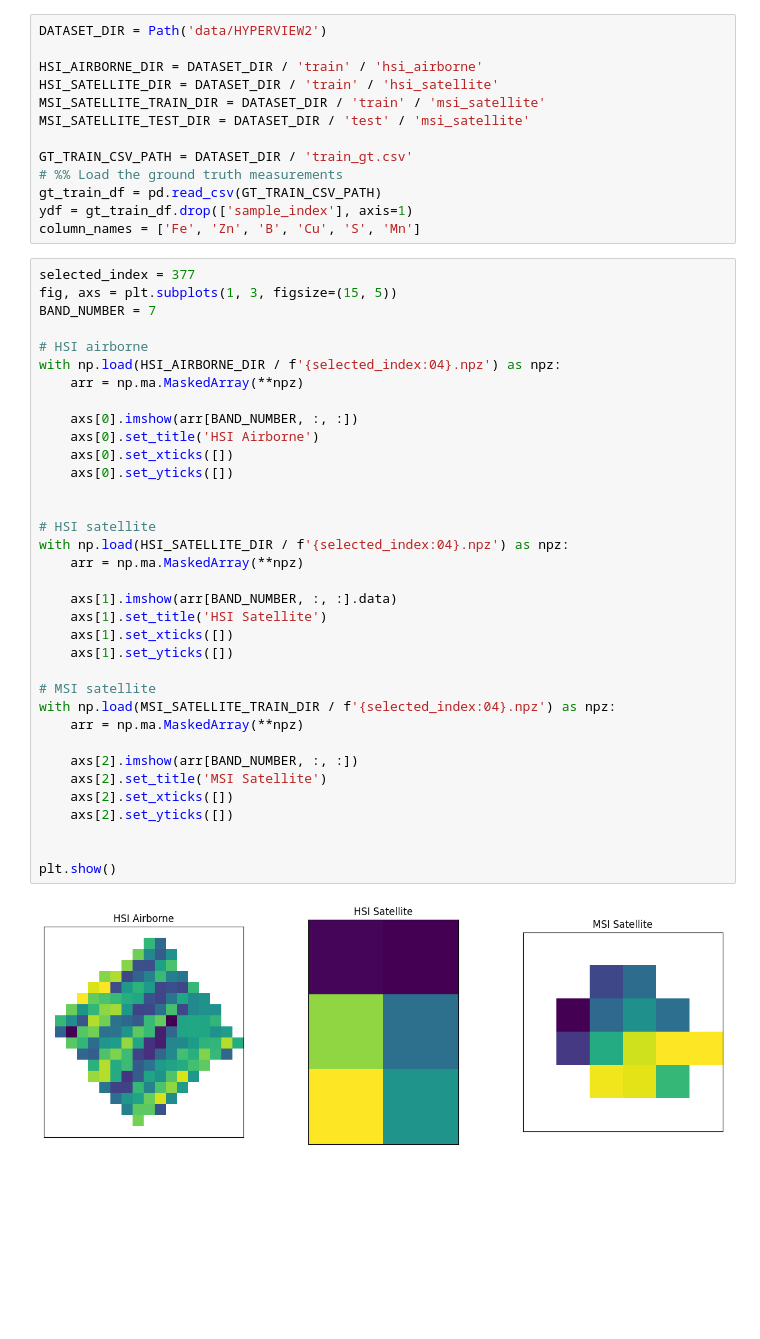
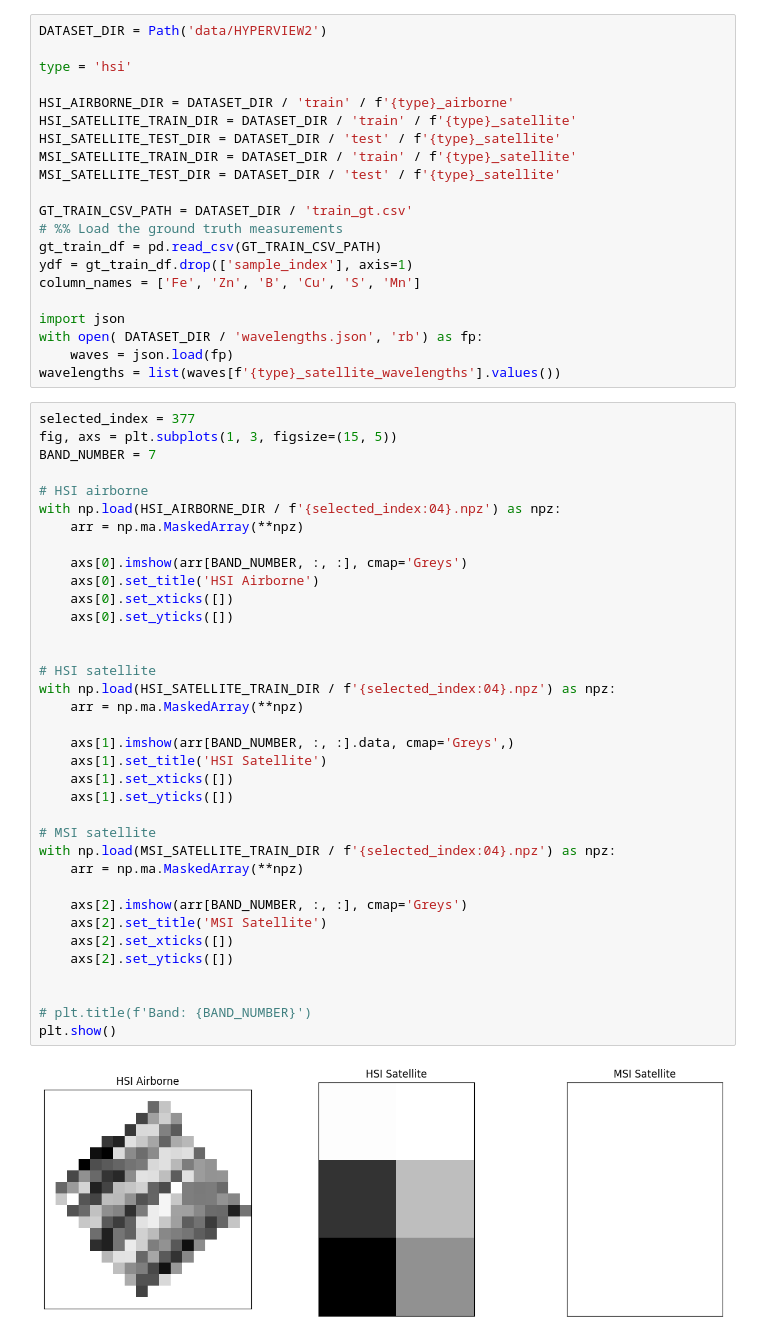
Before and after one commit to ladybug4o4/hyperview2, a Jupyter notebook: X_inspection.ipynb, the cells around one changed output. Drawn from its saved outputs; the diff is of its cells as text; blank space fills up the shorter version.

```diff
--- a/X_inspection.ipynb
+++ b/X_inspection.ipynb
@@ -12,50 +22,59 @@ from glob import glob
 # %%
 DATASET_DIR = Path('data/HYPERVIEW2')
 
-HSI_AIRBORNE_DIR = DATASET_DIR / 'train' / 'hsi_airborne'
-HSI_SATELLITE_DIR = DATASET_DIR / 'train' / 'hsi_satellite'
-MSI_SATELLITE_TRAIN_DIR = DATASET_DIR / 'train' / 'msi_satellite'
-MSI_SATELLITE_TEST_DIR = DATASET_DIR / 'test' / 'msi_satellite'
+type = 'hsi'
+
+HSI_AIRBORNE_DIR = DATASET_DIR / 'train' / f'{type}_airborne'
+HSI_SATELLITE_TRAIN_DIR = DATASET_DIR / 'train' / f'{type}_satellite'
+HSI_SATELLITE_TEST_DIR = DATASET_DIR / 'test' / f'{type}_satellite'
+MSI_SATELLITE_TRAIN_DIR = DATASET_DIR / 'train' / f'{type}_satellite'
+MSI_SATELLITE_TEST_DIR = DATASET_DIR / 'test' / f'{type}_satellite'
 
 GT_TRAIN_CSV_PATH = DATASET_DIR / 'train_gt.csv'
 # %% Load the ground truth measurements
 gt_train_df = pd.read_csv(GT_TRAIN_CSV_PATH)
 ydf = gt_train_df.drop(['sample_index'], axis=1)
 column_names = ['Fe', 'Zn', 'B', 'Cu', 'S', 'Mn']
+
+import json
+with open( DATASET_DIR / 'wavelengths.json', 'rb') as fp:
+    waves = json.load(fp)
+wavelengths = list(waves[f'{type}_satellite_wavelengths'].values())
 # %%
 selected_index = 377
 fig, axs = plt.subplots(1, 3, figsize=(15, 5))
 BAND_NUMBER = 7
 
 # HSI airborne
 with np.load(HSI_AIRBORNE_DIR / f'{selected_index:04}.npz') as npz:
     arr = np.ma.MaskedArray(**npz)
 
-    axs[0].imshow(arr[BAND_NUMBER, :, :])
+    axs[0].imshow(arr[BAND_NUMBER, :, :], cmap='Greys')
     axs[0].set_title('HSI Airborne')
     axs[0].set_xticks([])
     axs[0].set_yticks([])
 
 
 # HSI satellite
-with np.load(HSI_SATELLITE_DIR / f'{selected_index:04}.npz') as npz:
+with np.load(HSI_SATELLITE_TRAIN_DIR / f'{selected_index:04}.npz') as npz:
     arr = np.ma.MaskedArray(**npz)
 
-    axs[1].imshow(arr[BAND_NUMBER, :, :].data)
+    axs[1].imshow(arr[BAND_NUMBER, :, :].data, cmap='Greys',)
     axs[1].set_title('HSI Satellite')
     axs[1].set_xticks([])
     axs[1].set_yticks([])
 
 # MSI satellite
 with np.load(MSI_SATELLITE_TRAIN_DIR / f'{selected_index:04}.npz') as npz:
     arr = np.ma.MaskedArray(**npz)
 
-    axs[2].imshow(arr[BAND_NUMBER, :, :])
+    axs[2].imshow(arr[BAND_NUMBER, :, :], cmap='Greys')
     axs[2].set_title('MSI Satellite')
     axs[2].set_xticks([])
     axs[2].set_yticks([])
 
 
+# plt.title(f'Band: {BAND_NUMBER}')
 plt.show()
 # %% [output]
-[figure, old version]
+[figure, new version]
```
Also changed, not shown: parts of 21 cells of this notebook, 2 other files.
